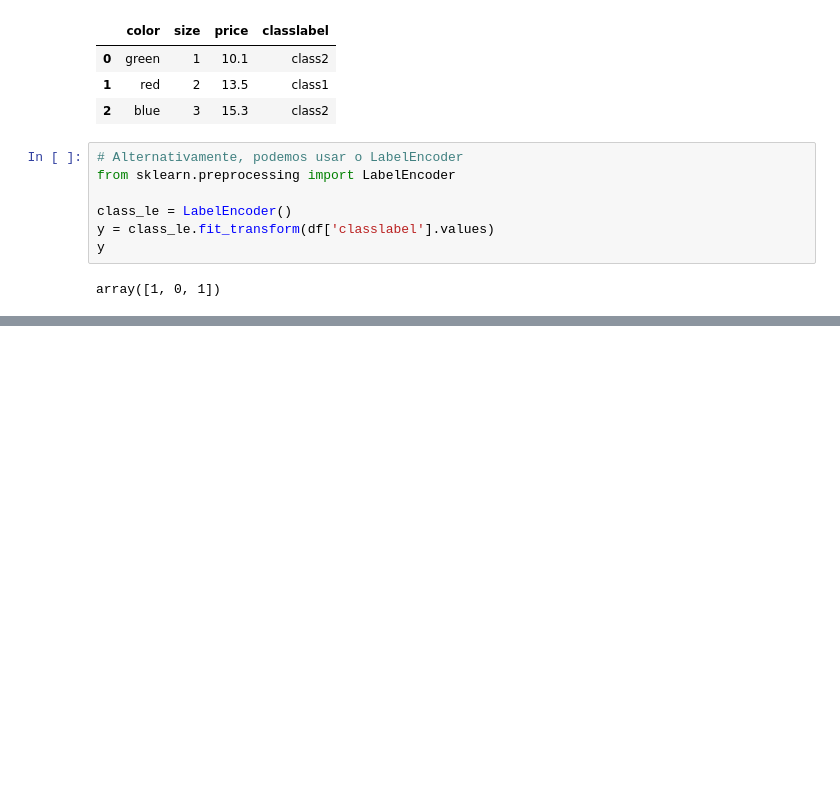
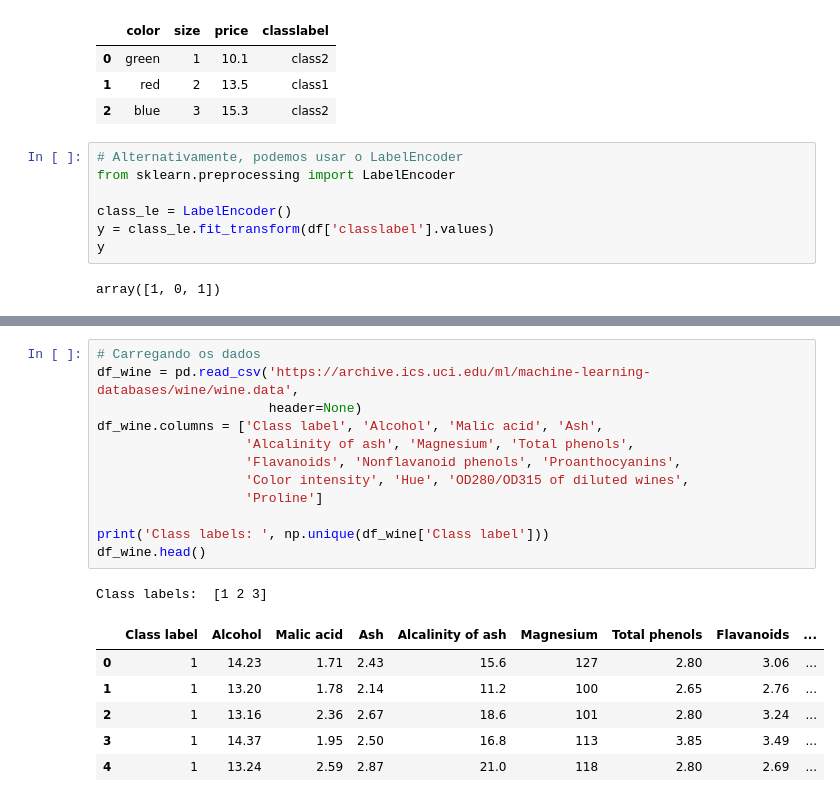
Before and after one commit to willianpina/Machine_Learning_Studies, a Jupyter notebook: Preprocessamento de dados.ipynb, the cells around one changed output, grey strips where cells are left out. Cells and saved outputs as stored; diff of their text form; blank space fills up the shorter version.

```diff
--- a/Preprocessamento de dados.ipynb
+++ b/Preprocessamento de dados.ipynb
@@ -199,0 +277,20 @@ array([1, 0, 1])
+# %%
+# Carregando os dados
+df_wine = pd.read_csv('https://archive.ics.uci.edu/ml/machine-learning-databases/wine/wine.data',
+                      header=None)
+df_wine.columns = ['Class label', 'Alcohol', 'Malic acid', 'Ash',
+                   'Alcalinity of ash', 'Magnesium', 'Total phenols',
+                   'Flavanoids', 'Nonflavanoid phenols', 'Proanthocyanins',
+                   'Color intensity', 'Hue', 'OD280/OD315 of diluted wines',
+                   'Proline']
+
+print('Class labels: ', np.unique(df_wine['Class label']))
+df_wine.head()
+# %% [output]
+Class labels:  [1 2 3]
+|  | Class label | Alcohol | Malic acid | Ash | Alcalinity of ash | Magnesium | Total phenols | Flavanoids | ... |
+| 0 | 1 | 14.23 | 1.71 | 2.43 | 15.6 | 127 | 2.80 | 3.06 | ... |
+| 1 | 1 | 13.20 | 1.78 | 2.14 | 11.2 | 100 | 2.65 | 2.76 | ... |
+| 2 | 1 | 13.16 | 2.36 | 2.67 | 18.6 | 101 | 2.80 | 3.24 | ... |
+| 3 | 1 | 14.37 | 1.95 | 2.50 | 16.8 | 113 | 3.85 | 3.49 | ... |
+| 4 | 1 | 13.24 | 2.59 | 2.87 | 21.0 | 118 | 2.80 | 2.69 | ... |
```
Also changed, not shown: parts of 20 cells of this notebook.
